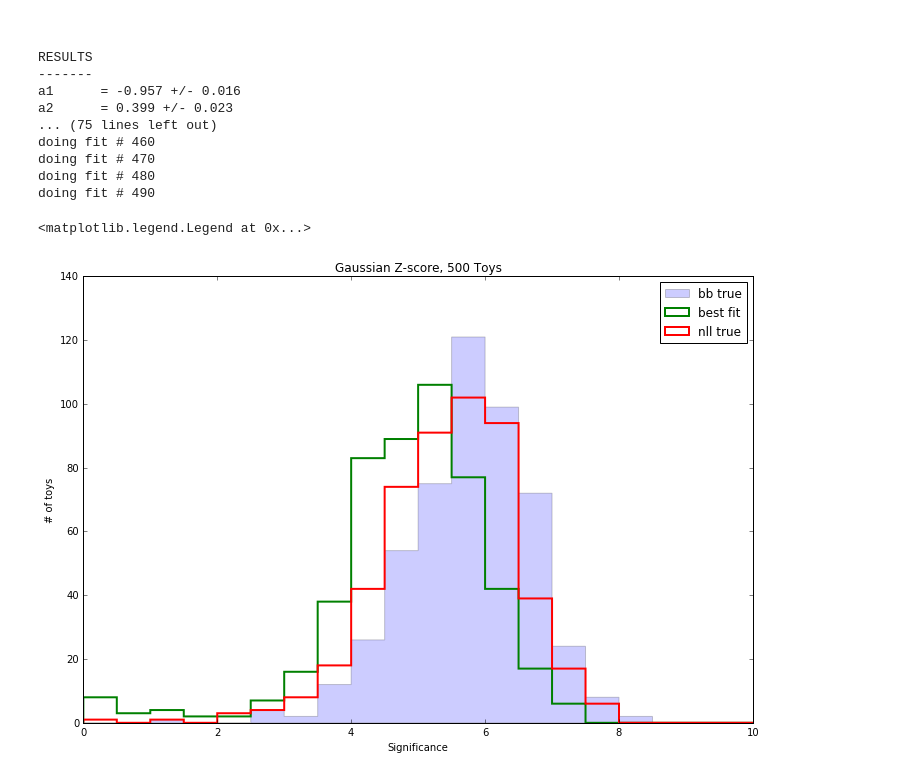
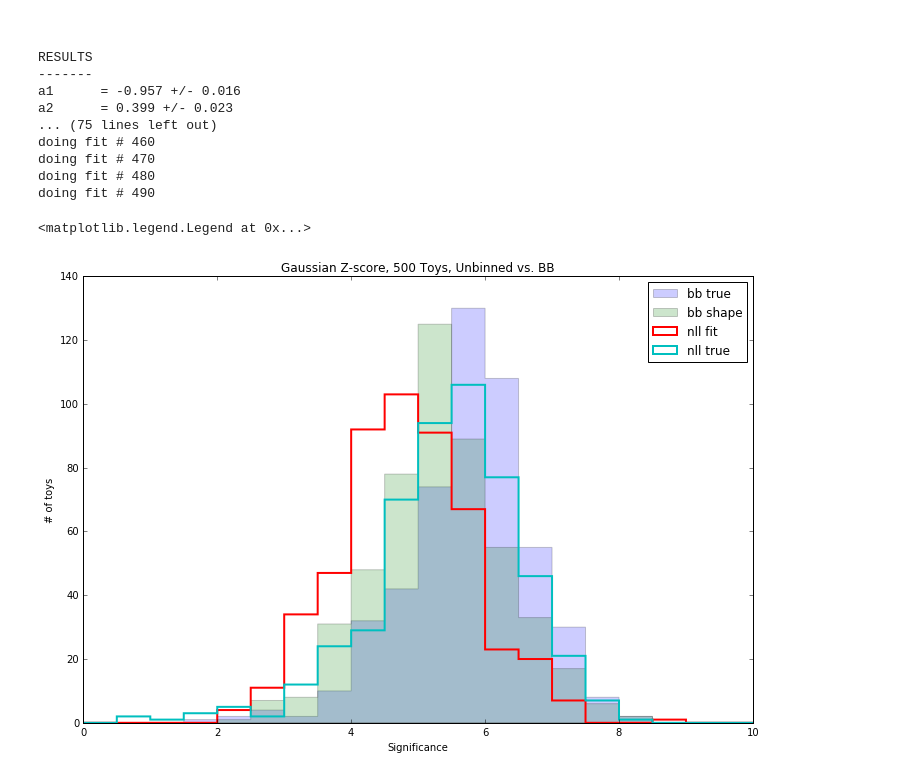
Before and after one commit to pollackscience/BayesianBlocks, a Jupyter notebook: bb/hep/hgg_writeup.ipynb, the cells around one changed output. Drawn from its saved outputs; the diff is of its cells as text; code cells hidden in the pictures.

Commit message:
binned shape fits working

```diff
--- a/bb/hep/hgg_writeup.ipynb
+++ b/bb/hep/hgg_writeup.ipynb
@@ -318,16 +318,17 @@ doing fit # 480
 doing fit # 490
 # %%
 hist(signif_bb_true_hist,20, range=(0,10), alpha=0.2, histtype='stepfilled', label='bb true')
-hist(signif_nll_fit_hist,20, range=(0,10), linewidth=2, histtype='step', label='best fit')
+hist(signif_bb_shape_hist,20, range=(0,10), alpha=0.2, histtype='stepfilled', label='bb shape')
+hist(signif_nll_fit_hist,20, range=(0,10), linewidth=2, histtype='step', label='nll fit')
 hist(signif_nll_true_hist,20, linewidth=2, range=(0,10), histtype='step', label='nll true')
 #hist(signif_bb_toy_hist,20, linewidth=2,range=(0,10), histtype='step', label='bb toy')
-plt.title('Gaussian Z-score, 500 Toys')
+plt.title('Gaussian Z-score, 500 Toys, Unbinned vs. BB')
 plt.xlabel('Significance')
 plt.ylabel('# of toys')
 plt.legend()
 # %% [output]
 <matplotlib.legend.Legend at 0x...>
-[figure, old version]
+[figure, new version]
 # %%
 hist(signif_bb_true_hist,20, range=(0,10), alpha=0.2, histtype='stepfilled', label='bb')
 hist(signif_1GeV_true_hist,20, range=(0,10), linewidth=2, histtype='step', label='1 GeV')
```
Also changed, not shown: parts of 1 cell of this notebook, 2 other files.
